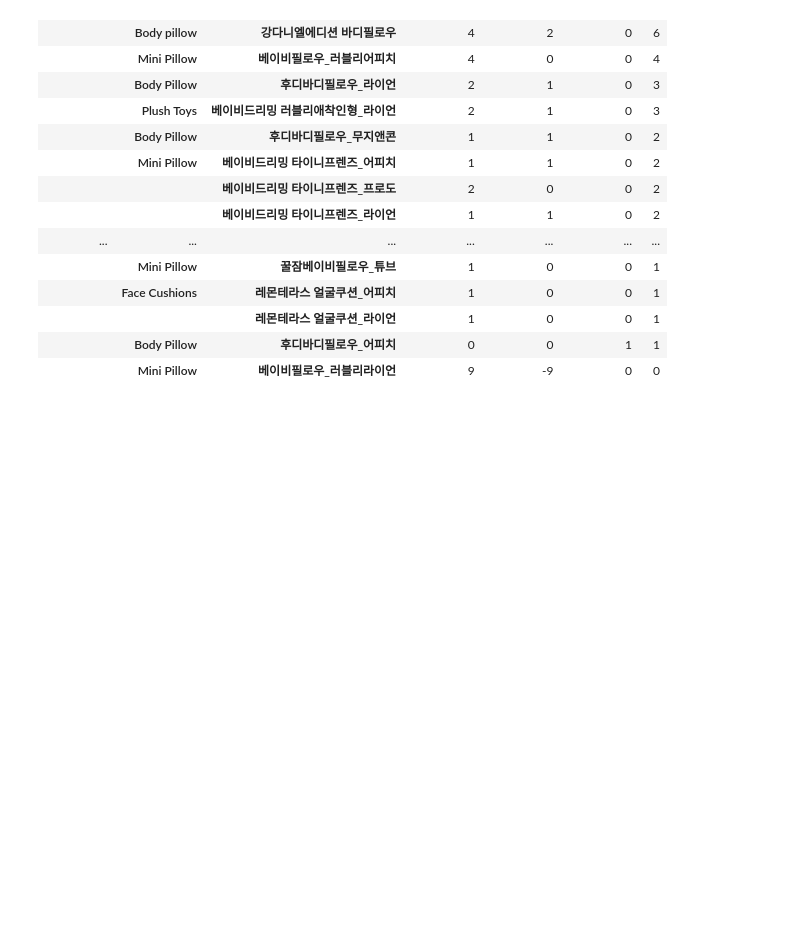
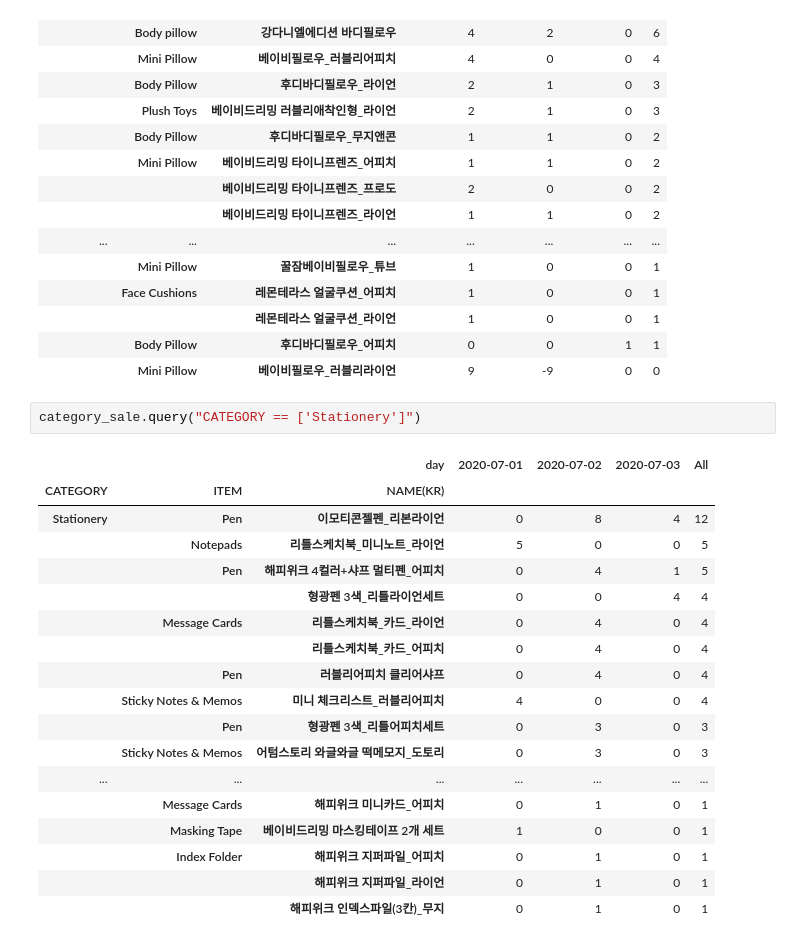
Before and after one commit to JoannaKang/kakao-commerce-data-analysis, a Jupyter notebook: Sales_trend.ipynb, the cells around one changed output. Saved outputs shown, nothing was run; the diff lists cells and outputs as text; blank space fills up the shorter version.

```diff
--- a/Sales_trend.ipynb
+++ b/Sales_trend.ipynb
@@ -183,3 +183,24 @@ category_sale.query("CATEGORY == ['Plush']")
 |  |  | 레몬테라스 얼굴쿠션_라이언 | 1 | 0 | 0 | 1 |
 |  | Body Pillow | 후디바디필로우_어피치 | 0 | 0 | 1 | 1 |
 |  | Mini Pillow | 베이비필로우_러블리라이언 | 9 | -9 | 0 | 0 |
+# %%
+category_sale.query("CATEGORY == ['Stationery']")
+# %% [output]
+|  |  | day | 2020-07-01 | 2020-07-02 | 2020-07-03 | All |
+| CATEGORY | ITEM | NAME(KR) |  |  |  |  |
+| Stationery | Pen | 이모티콘젤펜_리본라이언 | 0 | 8 | 4 | 12 |
+|  | Notepads | 리틀스케치북_미니노트_라이언 | 5 | 0 | 0 | 5 |
+|  | Pen | 해피위크 4컬러+샤프 멀티펜_어피치 | 0 | 4 | 1 | 5 |
+|  |  | 형광펜 3색_리틀라이언세트 | 0 | 0 | 4 | 4 |
+|  | Message Cards | 리틀스케치북_카드_라이언 | 0 | 4 | 0 | 4 |
+|  |  | 리틀스케치북_카드_어피치 | 0 | 4 | 0 | 4 |
+|  | Pen | 러블리어피치 클리어샤프 | 0 | 4 | 0 | 4 |
+|  | Sticky Notes & Memos | 미니 체크리스트_러블리어피치 | 4 | 0 | 0 | 4 |
+|  | Pen | 형광펜 3색_리틀어피치세트 | 0 | 3 | 0 | 3 |
+|  | Sticky Notes & Memos | 어텀스토리 와글와글 떡메모지_도토리 | 0 | 3 | 0 | 3 |
+| ... | ... | ... | ... | ... | ... | ... |
+|  | Message Cards | 해피위크 미니카드_어피치 | 0 | 1 | 0 | 1 |
+|  | Masking Tape | 베이비드리밍 마스킹테이프 2개 세트 | 1 | 0 | 0 | 1 |
+|  | Index Folder | 해피위크 지퍼파일_어피치 | 0 | 1 | 0 | 1 |
+|  |  | 해피위크 지퍼파일_라이언 | 0 | 1 | 0 | 1 |
+|  |  | 해피위크 인덱스파일(3칸)_무지 | 0 | 1 | 0 | 1 |
```
Also changed, not shown: parts of 1 cell of this notebook.
